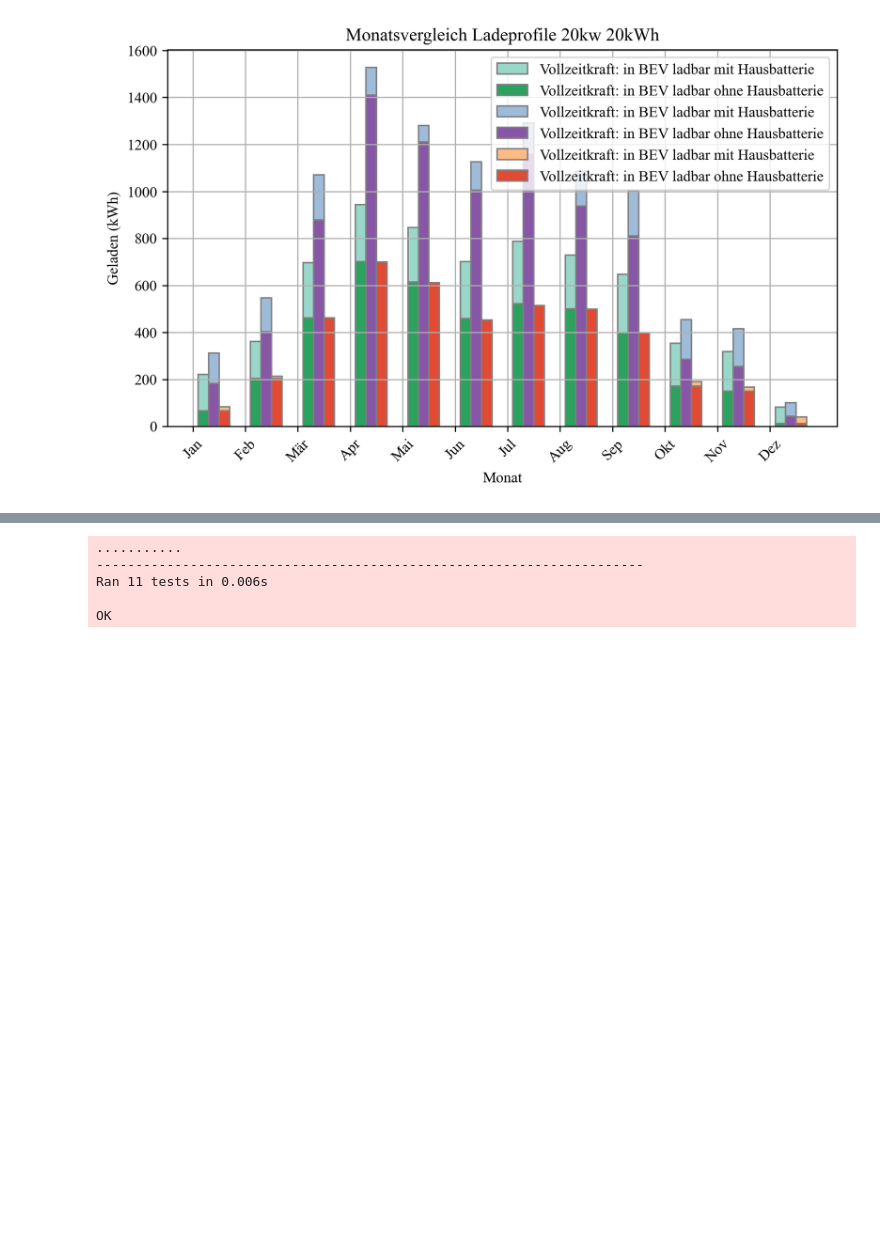
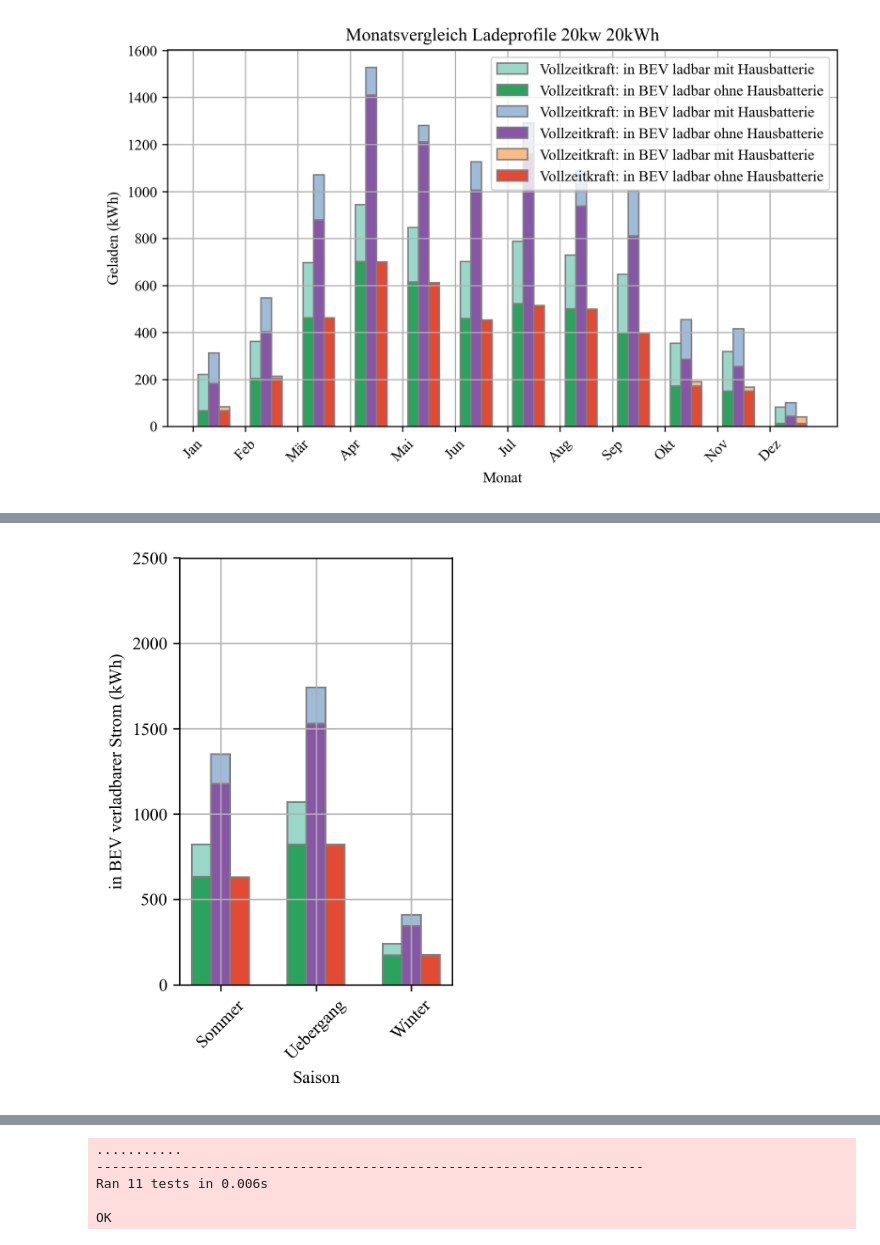
Before and after one commit to groemi/pv_bev_charging_calculation, a Jupyter notebook: Smart_Grids.ipynb, the cells around one changed output, grey strips where cells are left out. Cells and saved outputs as stored; diff of their text form; code cells hidden in the pictures; blank space fills up the shorter version.

```diff
--- a/Smart_Grids.ipynb
+++ b/Smart_Grids.ipynb
@@ -710,3 +709,98 @@ plot_monthly_charge(df_dict_vollzeit, df_dict_vollzeit_bat, df_dict_teilzeit, df
 [figure]
 [figure]
 [figure]
+# %%
+def plot_saison_charge(df_dict_vollzeit, df_dict_vollzeit_bat , df_dict_teilzeit, df_dict_teilzeit_bat, df_dict_wochenend, df_dict_wochenend_bat, groese_pv_und_bat, title):
+    df_voll = df_dict_vollzeit[groese_pv_und_bat].copy()
+    df_voll_battery = df_dict_vollzeit_bat[groese_pv_und_bat].copy()
+
+
+    df_teil = df_dict_teilzeit[groese_pv_und_bat].copy()
+    df_teil_battery = df_dict_teilzeit_bat[groese_pv_und_bat].copy()
+
+
+    df_woch = df_dict_wochenend[groese_pv_und_bat].copy()
+    df_woch_battery = df_dict_wochenend_bat[groese_pv_und_bat].copy()
+
+    # ----
+
+    # Sicherstellen, dass die relevanten Spalten numerisch sind Vollzeit
+    for column in ['PV_Ertrag', 'Einspeisung', 'Netzbezug', 'Geladen_Fahrzeug', 'Lastprofil']:
+        df_voll[column] = pd.to_numeric(df_voll[column], errors='coerce')
+
+    for column in ['PV_Ertrag', 'Einspeisung', 'Netzbezug', 'Geladen_Fahrzeug', 'Geladen_Fahrzeug_Batterie', 'Lastprofil']:
+        df_voll_battery[column] = pd.to_numeric(df_voll_battery[column], errors='coerce')
+
+    # Sicherstellen, dass die relevanten Spalten numerisch sind Teilzeit
+    for column in ['PV_Ertrag', 'Einspeisung', 'Netzbezug', 'Geladen_Fahrzeug', 'Lastprofil']:
+        df_teil[column] = pd.to_numeric(df_teil[column], errors='coerce')
+
+    for column in ['PV_Ertrag', 'Einspeisung', 'Netzbezug', 'Geladen_Fahrzeug', 'Geladen_Fahrzeug_Batterie', 'Lastprofil']:
+        df_teil_battery[column] = pd.to_numeric(df_teil_battery[column], errors='coerce')
+
+    # Sicherstellen, dass die relevanten Spalten numerisch sind Wochenendpendler
+    for column in ['PV_Ertrag', 'Einspeisung', 'Netzbezug', 'Geladen_Fahrzeug', 'Lastprofil']:
+        df_woch[column] = pd.to_numeric(df_woch[column], errors='coerce')
+
+    for column in ['PV_Ertrag', 'Einspeisung', 'Netzbezug', 'Geladen_Fahrzeug', 'Geladen_Fahrzeug_Batterie', 'Lastprofil']:
+        df_woch_battery[column] = pd.to_numeric(df_woch_battery[column], errors='coerce')
+
+    # ----
+    # Monatliche Summen berechnen
+    geladen_voll = df_voll.groupby(['Saison'])['Geladen_Fahrzeug'].sum() / 1000  # Umrechnung von Wh in kWh
+    geladen_voll_mit_batterie = df_voll_battery.groupby(['Saison'])['Geladen_Fahrzeug'].sum() / 1000 + df_voll_battery.groupby(['Saison'])['Geladen_Fahrzeug_Batterie'].sum() / 1000  # Umrechnung von Wh in kWh
+    print("Vollzeit: "+str(geladen_voll)+" kWh, "+str(geladen_voll_mit_batterie)+" kWh mit Batteriesupport")
+
+    # Monatliche Summen berechnen
+    geladen_teil = df_teil.groupby(['Saison'])['Geladen_Fahrzeug'].sum() / 1000  # Umrechnung von Wh in kWh
+    geladen_teil_mit_batterie = df_teil_battery.groupby(['Saison'])['Geladen_Fahrzeug'].sum() / 1000 + df_teil_battery.groupby(['Saison'])['Geladen_Fahrzeug_Batterie'].sum() / 1000  # Umrechnung von Wh in kWh
+    print("Teilzeit: "+str(geladen_teil)+" kWh, "+str(geladen_teil_mit_batterie)+" kWh mit Batteriesupport")
+
+    # Monatliche Summen berechnen
+    geladen_woch = df_woch.groupby(['Saison'])['Geladen_Fahrzeug'].sum() / 1000  # Umrechnung von Wh in kWh
+    geladen_woch_mit_batterie = df_woch_battery.groupby(['Saison'])['Geladen_Fahrzeug'].sum() / 1000 + df_woch_battery.groupby(['Saison'])['Geladen_Fahrzeug_Batterie'].sum() / 1000  # Umrechnung von Wh in kWh
+    print("Wochenendpendler: "+str(geladen_woch)+" kWh, "+str(geladen_woch_mit_batterie)+" kWh mit Batteriesupport")
+
+
+
+    plt.figure(figsize=(3, 4.5))
+
+    # Schriftart passend setzen
+    plt.rcParams['font.family'] = 'serif'
+    plt.rcParams['font.serif'] = 'Times New Roman'
+
+    bar_width = 0.2
+    labels = geladen_voll.index
+    r1 = np.arange(len(labels))
+    r2 = [x + bar_width for x in r1]
+    r3 = [x + bar_width for x in r2]
+    r4 = [x + bar_width for x in r3]
+
+
+    plt.bar(r2, geladen_voll_mit_batterie, color='#99d8c9', width=bar_width, edgecolor='grey', label='Vollzeitkraft: in BEV ladbar mit Hausbatterie')
+    plt.bar(r2, geladen_voll, color='#2ca25f', width=bar_width, edgecolor='grey', label='Vollzeitkraft: in BEV ladbar ohne Hausbatterie')
+
+    plt.bar(r3, geladen_teil_mit_batterie, color='#9ebcda', width=bar_width, edgecolor='grey', label='Teilzeitkraft: in BEV ladbar mit Hausbatterie')
+    plt.bar(r3, geladen_teil, color='#8856a7', width=bar_width, edgecolor='grey', label='Teilzeitkraft: in BEV ladbar ohne Hausbatterie')
+
+    plt.bar(r4, geladen_woch_mit_batterie, color='#fdbb84', width=bar_width, edgecolor='grey', label='Wochenendpendler: in BEV ladbar mit Hausbatterie')
+    plt.bar(r4, geladen_woch, color='#e34a33', width=bar_width, edgecolor='grey', label='Wochenendpendler: in BEV ladbar ohne Hausbatterie')
+
+    labels = ['Sommer','Uebergang','Winter']
+
+    # Plot erstellen
+    # plt.title(title)
+    # plt.legend(loc='upper center', bbox_to_anchor=(0.5, 1.05))
+    plt.ylim(0, 2500)
+    plt.xlabel('Saison')
+    plt.ylabel('in BEV verladbarer Strom (kWh)')
+    plt.xticks([r + 0.4  for r in range(len(labels))], labels, rotation=45)
+    plt.grid(True)
+    plt.tight_layout()
+    plt.show()
+
+plot_saison_charge(df_dict_vollzeit, df_dict_vollzeit_bat, df_dict_teilzeit, df_dict_teilzeit_bat, df_dict_wochenend, df_dict_wochenend_bat, 'pv10000_bat10000', "Monatsvergleich Ladeprofile 10kw 10kWh")
+plot_saison_charge(df_dict_vollzeit, df_dict_vollzeit_bat, df_dict_teilzeit, df_dict_teilzeit_bat, df_dict_wochenend, df_dict_wochenend_bat, 'pv10000_bat20000', "Monatsvergleich Ladeprofile 10kw 20kWh")
+plot_saison_charge(df_dict_vollzeit, df_dict_vollzeit_bat, df_dict_teilzeit, df_dict_teilzeit_bat, df_dict_wochenend, df_dict_wochenend_bat, 'pv20000_bat10000', "Monatsvergleich Ladeprofile 20kw 10kWh")
+plot_saison_charge(df_dict_vollzeit, df_dict_vollzeit_bat, df_dict_teilzeit, df_dict_teilzeit_bat, df_dict_wochenend, df_dict_wochenend_bat, 'pv20000_bat20000', "Monatsvergleich Ladeprofile 20kw 20kWh")
+# %% [output]
@@ -712,0 +824 @@ plot_monthly_charge(df_dict_vollzeit, df_dict_vollzeit_bat, df_dict_teilzeit, df
+[figure, added]
```
Also changed, not shown: parts of 5 cells of this notebook.
